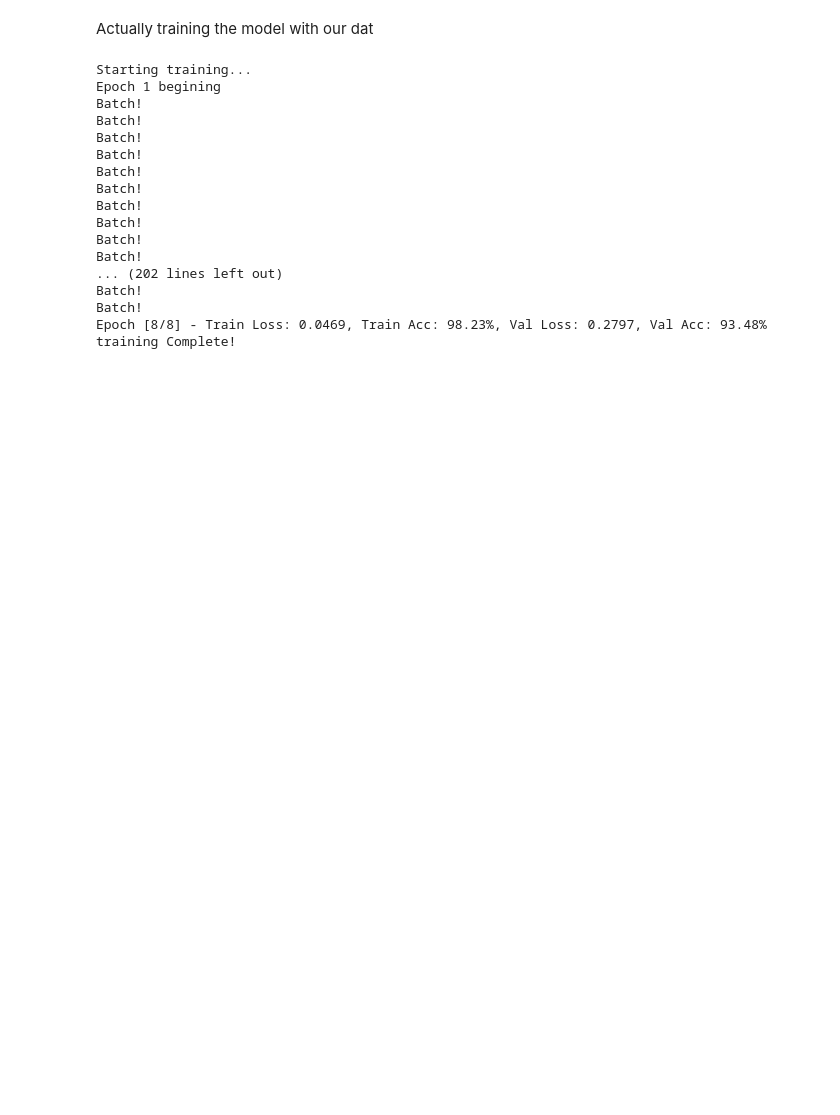
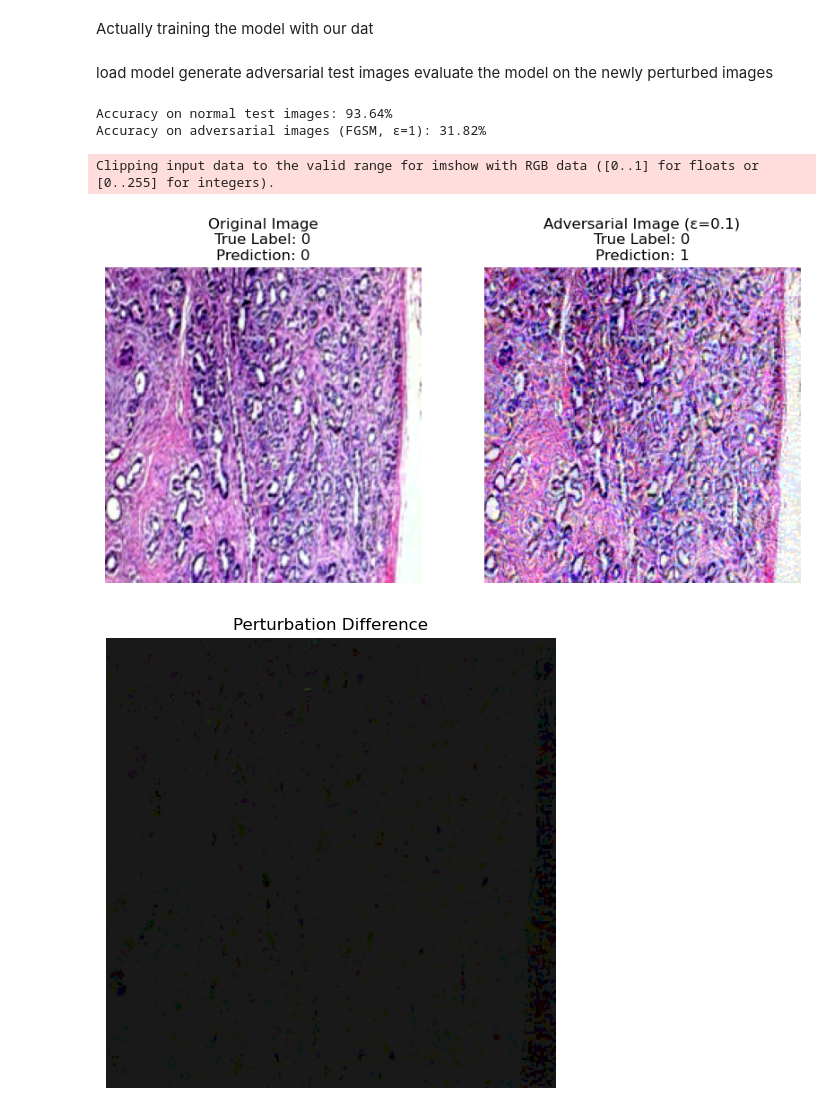
Before and after one commit to alexrendell/CSCM10_Adversarial_Attacks, a Jupyter notebook: Test.ipynb, the cells around one changed output. Saved outputs shown, nothing was run; the diff lists cells and outputs as text; code cells hidden in the pictures; blank space fills up the shorter version.

```diff
--- a/Test.ipynb
+++ b/Test.ipynb
@@ -28,18 +28,21 @@ dataset = BreastCancerDataset(root_dir=database_dir, transform=transform)
 from torch.utils.data import random_split, DataLoader
 
 #Changing the size of the slplit
-train_size = int(0.1 * len(dataset))  # 80% for training
-val_size = int(0.035 * len(dataset))  # 15% for validation
-test_size = len(dataset) - train_size - val_size  # 15% for testing
+train_size = int(0.05 * len(dataset))  # 80% for training
+val_size = int(0.015 * len(dataset))  # 15% for validation
+test_size = int(0.014 * len(dataset))  # 15% for testing
+spare_size = len(dataset) - train_size - val_size - test_size
 
 #using random_split to divide the dataset
-train_dataset, val_dataset, test_dataset = random_split(dataset, [train_size, val_size, test_size])
+train_dataset, val_dataset, test_dataset, spare_size = random_split(dataset, [train_size, val_size, test_size, spare_size])
 
 # Create data loaders for training and validation datasets
 # The dataLoader stores the images and their labels
 train_loader = DataLoader(train_dataset, batch_size=32, shuffle=True)
 val_loader = DataLoader(val_dataset, batch_size=32, shuffle=False)
-test_dataset = DataLoader(test_dataset, batch_size=32, shuffle=False)
+test_loader = DataLoader(test_dataset, batch_size=32, shuffle=False)
+
+ #train_loader = torch.utils.data.DataLoader(training_dataset, batch_size=batch_size, shuffle=True)
 
 #print(len(train_loader))
 #print(len(val_loader))
@@ -47,6 +50,7 @@ test_dataset = DataLoader(test_dataset, batch_size=32, shuffle=False)
 
 print(train_size)
 print(val_size)
+print(test_size)
 
 #print(len(dataset.labels))
 # %% [output]
@@ -329,23 +71,53 @@ Getting data ready for training
 # %% [markdown]
 Actually training the model with our dat
 # %%
+import ResNetModel
+import importlib
+
+importlib.reload(ResNetModel)
+
+from ResNetModel import train_model
+
+num_epochs = 8
+batch_size = 16
+learning_rate = 0.01
+
 trained_model = train_model(model, train_loader, val_loader, num_epochs=num_epochs,
                             batch_size=batch_size, learning_rate=learning_rate, device=device)
+
+torch.save(trained_model.state_dict(), "breast_cancer_model.pth")
-# %% [output]
-Starting training...
-Epoch 1 begining
-Batch!
-Batch!
-Batch!
-Batch!
-Batch!
-Batch!
-Batch!
-Batch!
-Batch!
-Batch!
-... (202 lines left out)
-Batch!
-Batch!
-Epoch [8/8] - Train Loss: 0.0469, Train Acc: 98.23%, Val Loss: 0.2797, Val Acc: 93.48%
-training Complete!
+# %% [markdown]
+load model
+generate adversarial test images
+evaluate the model on the newly perturbed images
+# %%
+import FGSM
+import importlib
+
+importlib.reload(FGSM)
+
+from FGSM import FGSM
+from FGSM import plot_adversarial_vs_original
+
+# Initialize the model again
+model = create_Resnet_Model(num_classes=2, device=device)
+
+# Load the model's state dictionary
+model.load_state_dict(torch.load("breast_cancer_model.pth"))
+
+# make sure to move the model to the correct device
+model = model.to(device=device)
+
+fgsm = FGSM(model, epsilon=1, device =device)
+
+fgsm.generate_adversarial_images(test_loader)
+
+img_num = 3 # The image number must be <= batch_size
+
+plot_adversarial_vs_original(model, test_loader, img_num, epsilon=0.1, device=device)
+# %% [output]
+Accuracy on normal test images: 93.64%
+Accuracy on adversarial images (FGSM, ε=1): 31.82%
+Clipping input data to the valid range for imshow with RGB data ([0..1] for floats or [0..255] for integers).
+[figure, added]
+[figure, added]
```
Also changed, not shown: parts of 9 cells of this notebook, 3 other files.
